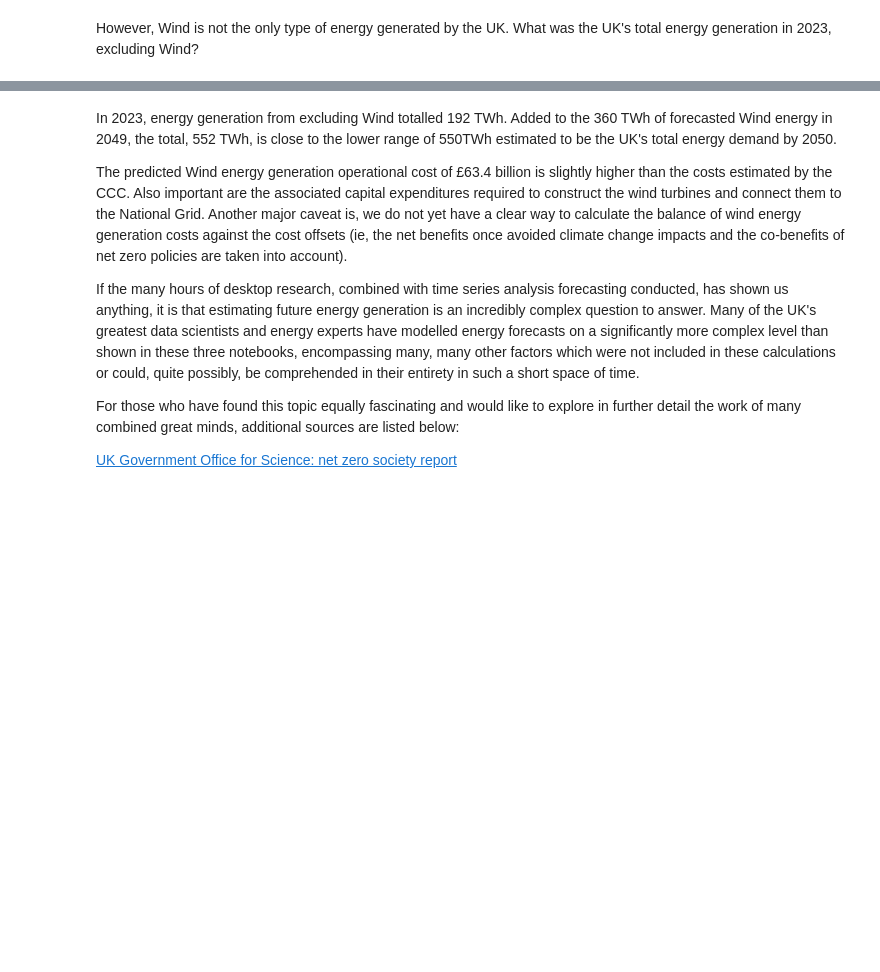
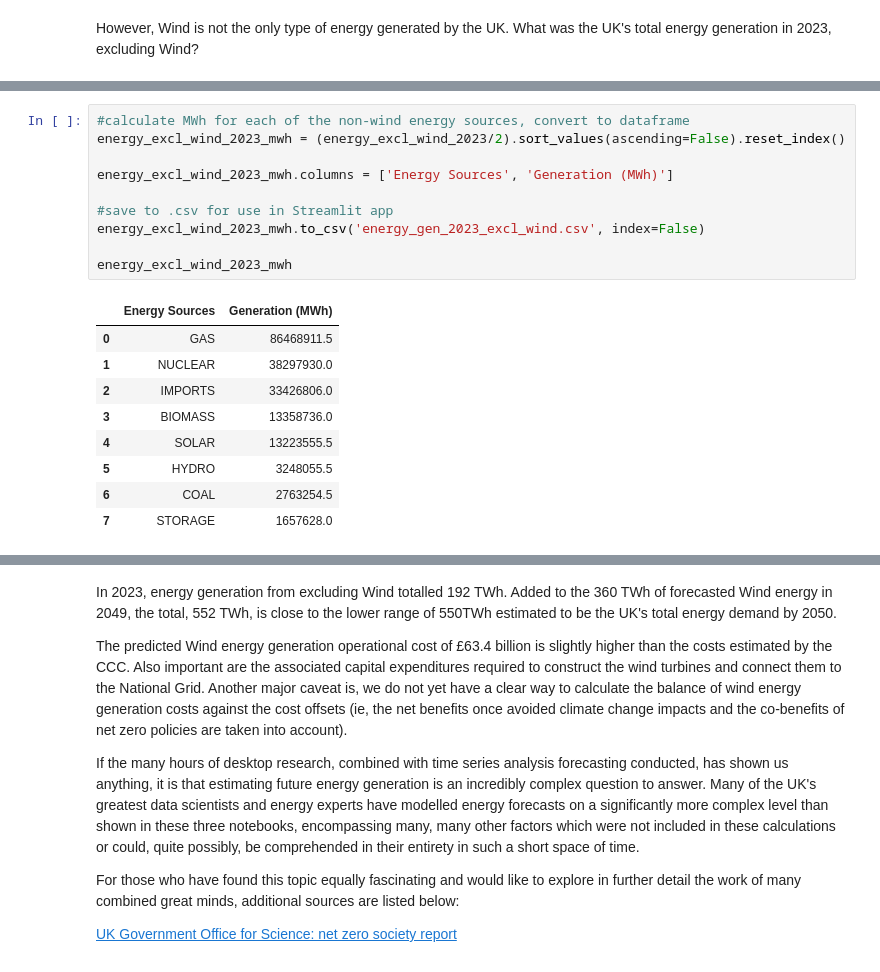
Before and after one commit to oregontoni/energy-time-series-analysis, a Jupyter notebook: 3_Toni_Chan_capstone_iterative_modelling.ipynb, the cells around one changed output, grey strips where cells are left out. Saved outputs shown, nothing was run; the diff lists cells and outputs as text; blank space fills up the shorter version.

```diff
--- a/3_Toni_Chan_capstone_iterative_modelling.ipynb
+++ b/3_Toni_Chan_capstone_iterative_modelling.ipynb
@@ -1865,3 +1882,23 @@ energy_exw_2023twh = (energy_excl_wind_2023/2)/1000000
 energy_exw_2023twh
 # %% [output]
 192.444877
+# %%
+#calculate MWh for each of the non-wind energy sources, convert to dataframe
+energy_excl_wind_2023_mwh = (energy_excl_wind_2023/2).sort_values(ascending=False).reset_index()
+
+energy_excl_wind_2023_mwh.columns = ['Energy Sources', 'Generation (MWh)']
+
+#save to .csv for use in Streamlit app
+energy_excl_wind_2023_mwh.to_csv('energy_gen_2023_excl_wind.csv', index=False)
+
+energy_excl_wind_2023_mwh
+# %% [output]
+|  | Energy Sources | Generation (MWh) |
+| 0 | GAS | 86468911.5 |
+| 1 | NUCLEAR | 38297930.0 |
+| 2 | IMPORTS | 33426806.0 |
+| 3 | BIOMASS | 13358736.0 |
+| 4 | SOLAR | 13223555.5 |
+| 5 | HYDRO | 3248055.5 |
+| 6 | COAL | 2763254.5 |
+| 7 | STORAGE | 1657628.0 |
```
Also changed, not shown: parts of 19 cells of this notebook, 14 other files.
